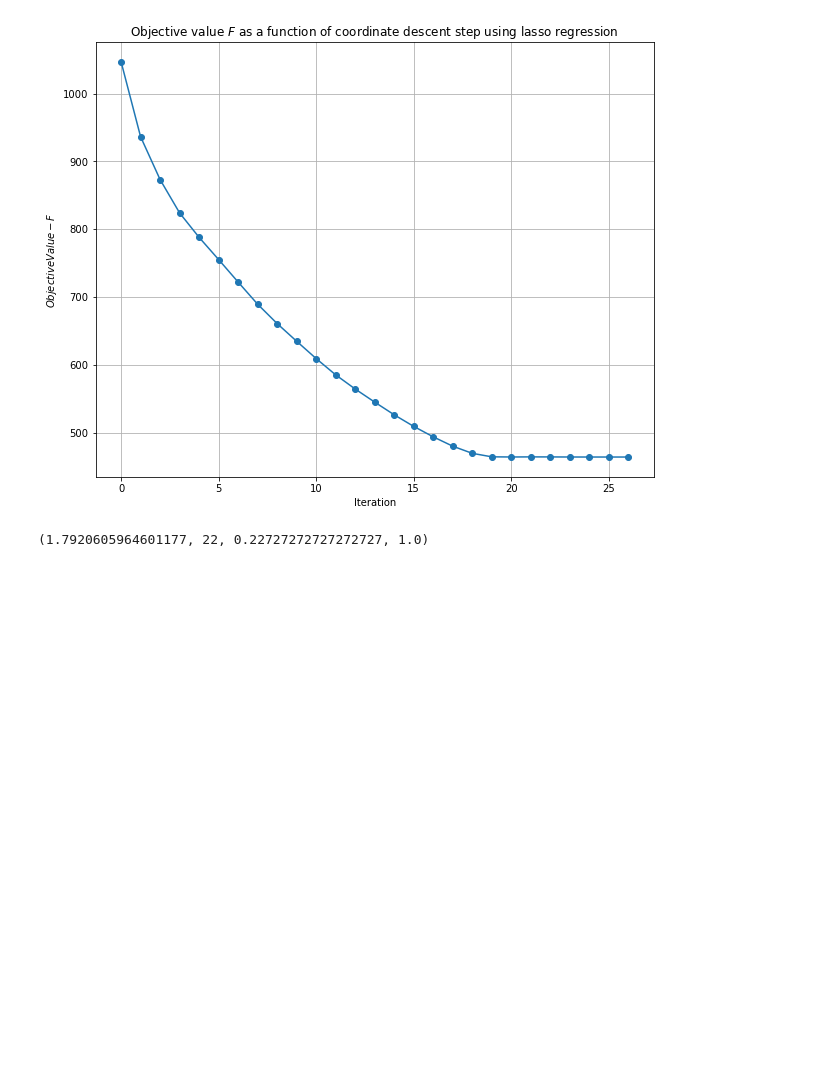
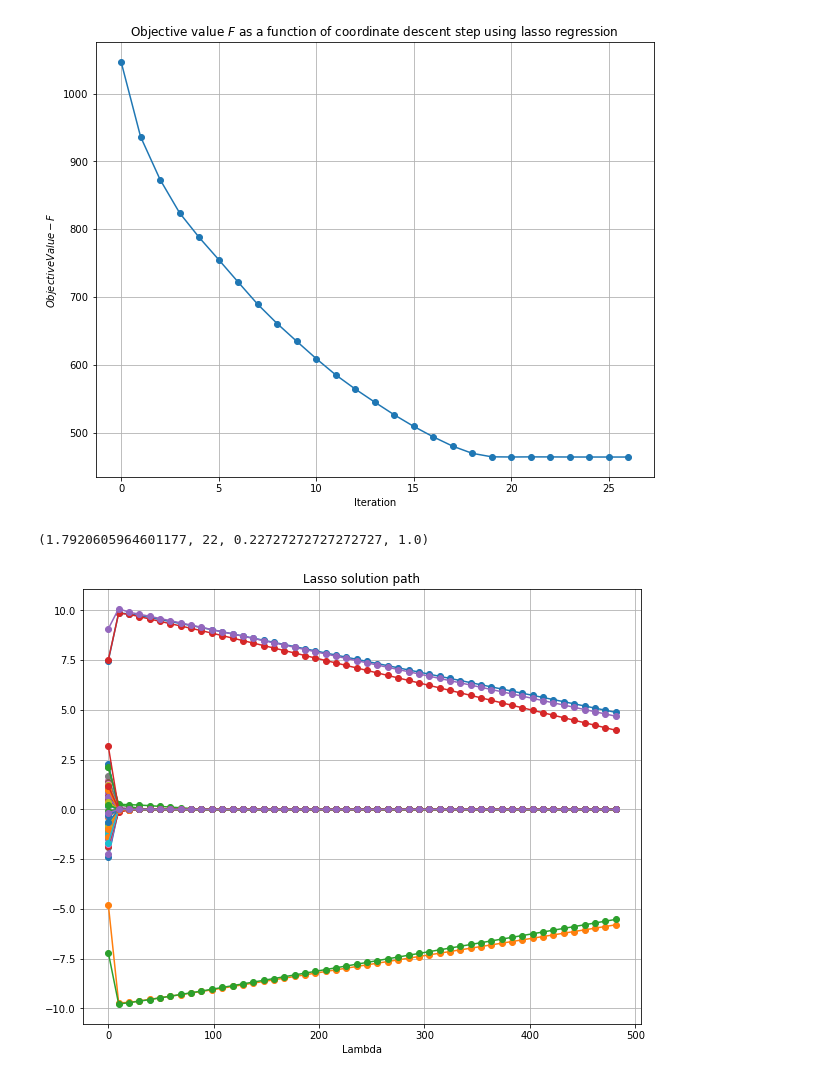
Before and after one commit to keloric/EE-P-596-A_2, a Jupyter notebook: Homework/Homework 3/lasso.ipynb, the cells around one changed output. Saved outputs shown, nothing was run; the diff lists cells and outputs as text; code cells hidden in the pictures; blank space fills up the shorter version.

```diff
--- a/Homework/Homework 3/lasso.ipynb
+++ b/Homework/Homework 3/lasso.ipynb
@@ -207,3 +200,33 @@ def LassoPath(X, y):
+# %%
+# Problem 2.3
+# TODO: compute a lasso solution path, draw the path(s) in a 2D plot
+def LassoPath(X, y):
+    lmda_max = np.amax((y - np.average(y)).T @ X)
+    n, m = X.shape
+
+    l_range = 50
+    Lmda = np.linspace(0, lmda_max, num=l_range)
+    W = np.empty((m, 50))
+    W0 = np.empty((1, 50))
+    #print(Lmda)
+
+    # Calculate our weights for each lambda and save to our value for W
+    for i in range(l_range):
+        w_lasso, w0_lasso = lasso(X, y, lmda = Lmda[i], epsilon = 1.0e-2, draw_curve = False, max_iter = 100)
+        W[:, i] = w_lasso
+        W0[:, i] = w0_lasso
+
+    # Generate a 2D plot of our lasso solution path
+    fig, ax = plt.subplots(figsize=(10, 8))
+    plt.plot(Lmda, W.T, ls = '-', marker = 'o')
+    plt.grid()
+    plt.xlabel('Lambda')
+    plt.ylabel('')
+    plt.title('Lasso solution path')
+    fig.show()
+    #plt.savefig('Problem_3_c.png') # If saving a file
+
+    return (W, W0, Lmda)
 # %%
 # Problem 2.3
 # TODO: evaluate a given lasso solution path, draw plot of precision/recall vs. lambda
@@ -213,7 +236,11 @@ def EvaluatePath(X, y, W, W0, w_true, w0_true, Lmda):
 # %%
 # Problem 2.3
 # TODO: draw lasso solution path and precision/recall vs. lambda curves
 X, y, w_true, w0_true = DataGenerator(n=50, d=75, k=5, sigma=1.0)
+
+W, W0, Lmbda = LassoPath(X, y)
+# %% [output]
+[figure, added]
 # %%
 # Problem 2.3
 # TODO: try a larger std sigma = 10.0
```
Also changed, not shown: parts of 2 cells of this notebook, 1 other file.
